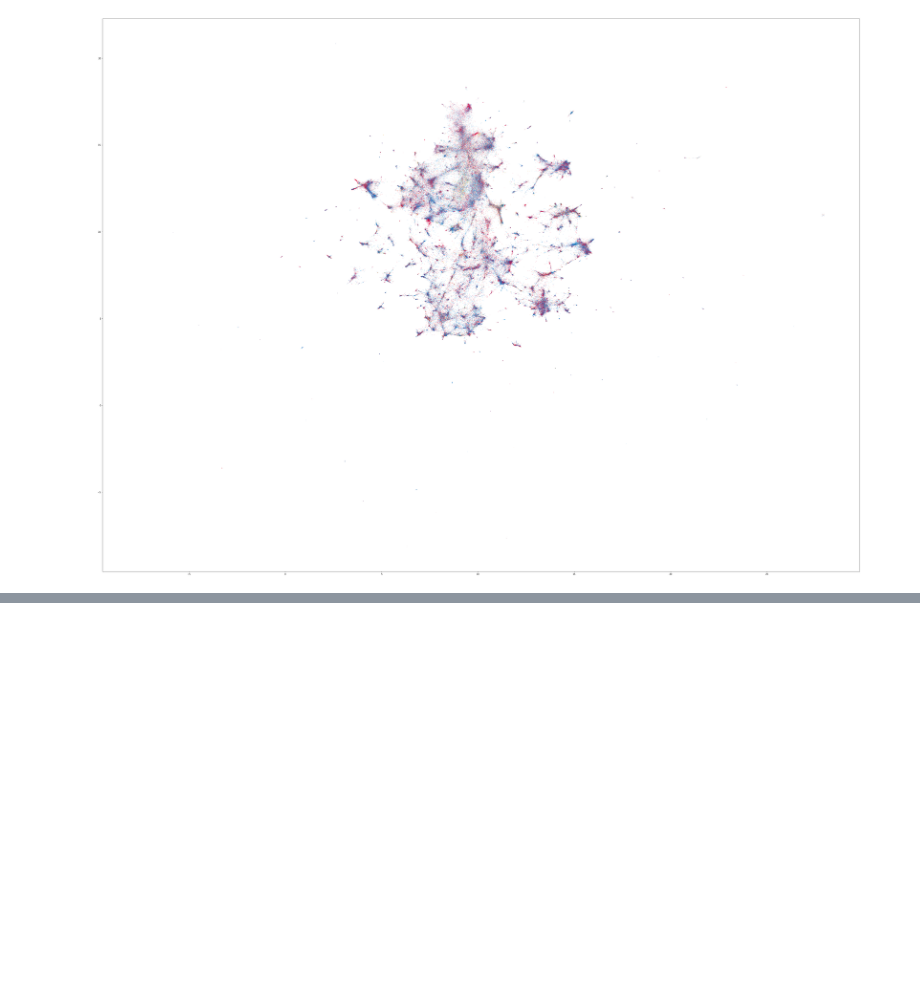
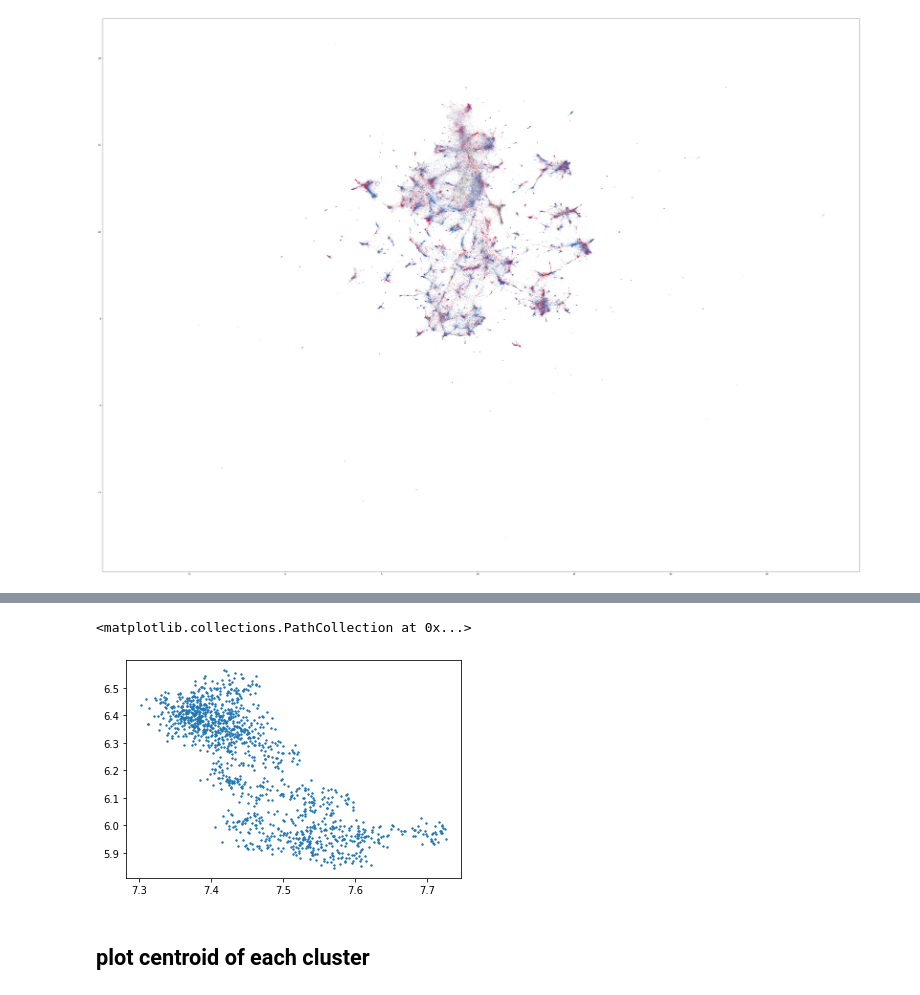
Before and after one commit to bendennes/hansard-nlp, a Jupyter notebook: 4_sentence_embedding.ipynb, the cells around one changed output, grey strips where cells are left out. Saved outputs shown, nothing was run; the diff lists cells and outputs as text; code cells hidden in the pictures; blank space fills up the shorter version.

```diff
--- a/4_sentence_embedding.ipynb
+++ b/4_sentence_embedding.ipynb
@@ -176,0 +223,10 @@ clustering
+# %%
+cluster_id = 102
+speech_ids = np.where(cluster_labels == cluster_id)
+cluster_rows = df.iloc[speech_ids]
+
+cluster_word_freq = Counter(" ".join(cluster_rows.speech.values).split()).most_common()
+cluster_nonstopword_freq = [x for x in cluster_word_freq if nlp.vocab[x[0].lower()].is_stop == False and nlp.vocab[x[0]].is_alpha == True]
+
+cluster_heading_word_freq = Counter(cluster_rows.reset_index().heading.str.lower().str.split().apply(pd.Series).stack().values).most_common()
+cluster_heading_nonstopword_freq = [x for x in cluster_heading_word_freq if nlp.vocab[x[0].lower()].is_stop == False and nlp.vocab[x[0]].is_alpha == True]
@@ -176,0 +266,8 @@ clustering
+# %%
+X_cluster = X[np.where(cluster_labels == cluster_id)[0]]
+plt.scatter(X_cluster[:,0], X_cluster[:,1], s=2)
+# %% [output]
+<matplotlib.collections.PathCollection at 0x...>
+[figure, added]
+# %% [markdown]
+## plot centroid of each cluster
```
Also changed, not shown: parts of 32 cells of this notebook.
